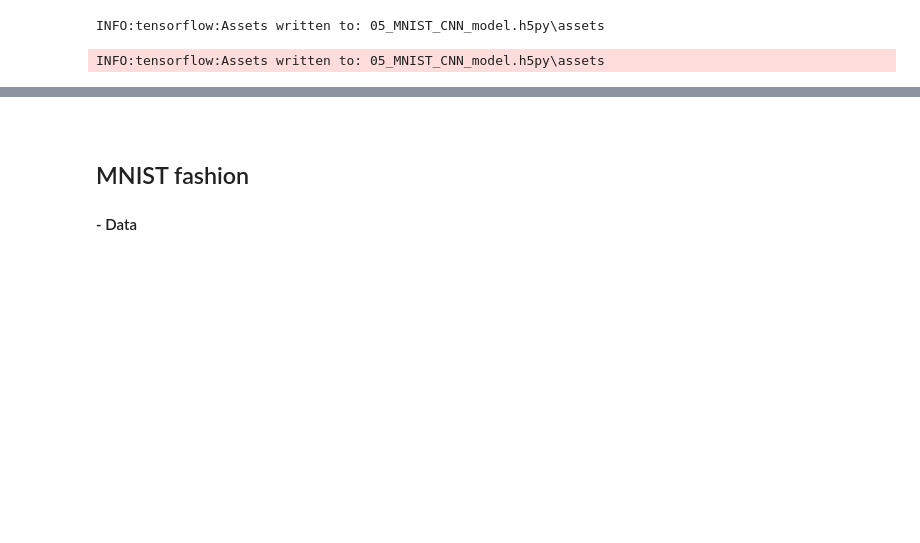
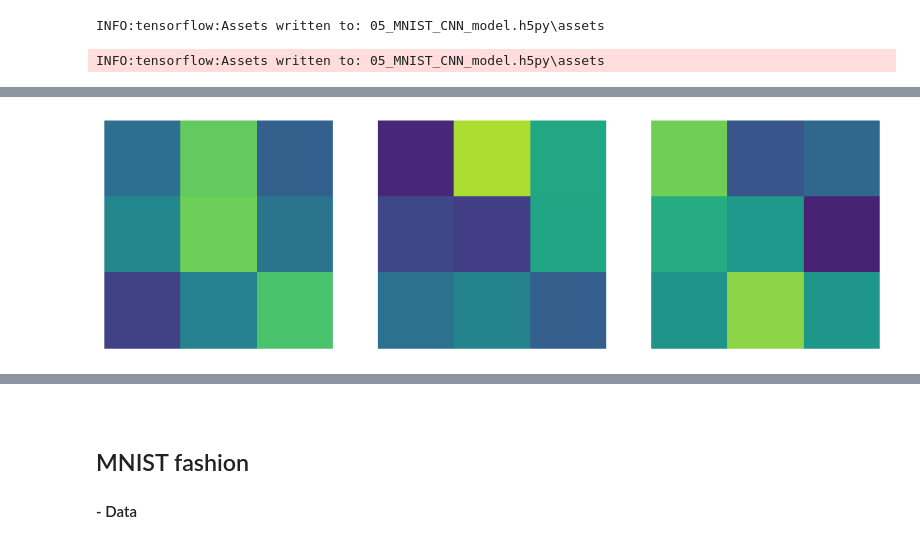
Before and after one commit to ElaYJ/Study_Deep_Learning, a Jupyter notebook: Lecture/05_MNIST_CNN.ipynb, the cells around one changed output, grey strips where cells are left out. Cells and saved outputs as stored; diff of their text form; code cells hidden in the pictures; blank space fills up the shorter version.

```diff
--- a/Lecture/05_MNIST_CNN.ipynb
+++ b/Lecture/05_MNIST_CNN.ipynb
@@ -156,0 +272,10 @@ INFO:tensorflow:Assets written to: 05_MNIST_CNN_model.h5py\assets
+# %%
+fig, ax = plt.subplots(1,3, figsize=(12,4))
+
+for i in range(3):
+    ax[i].imshow(conv_weights[:, :, 0, i], vmin=-0.5, vmax=0.5)
+    ax[i].axis('off')
+
+plt.show() #--> 3 channel, 3x3 filter
+# %% [output]
+[figure, added]
```
Also changed, not shown: parts of 36 cells of this notebook, 2 other files.
